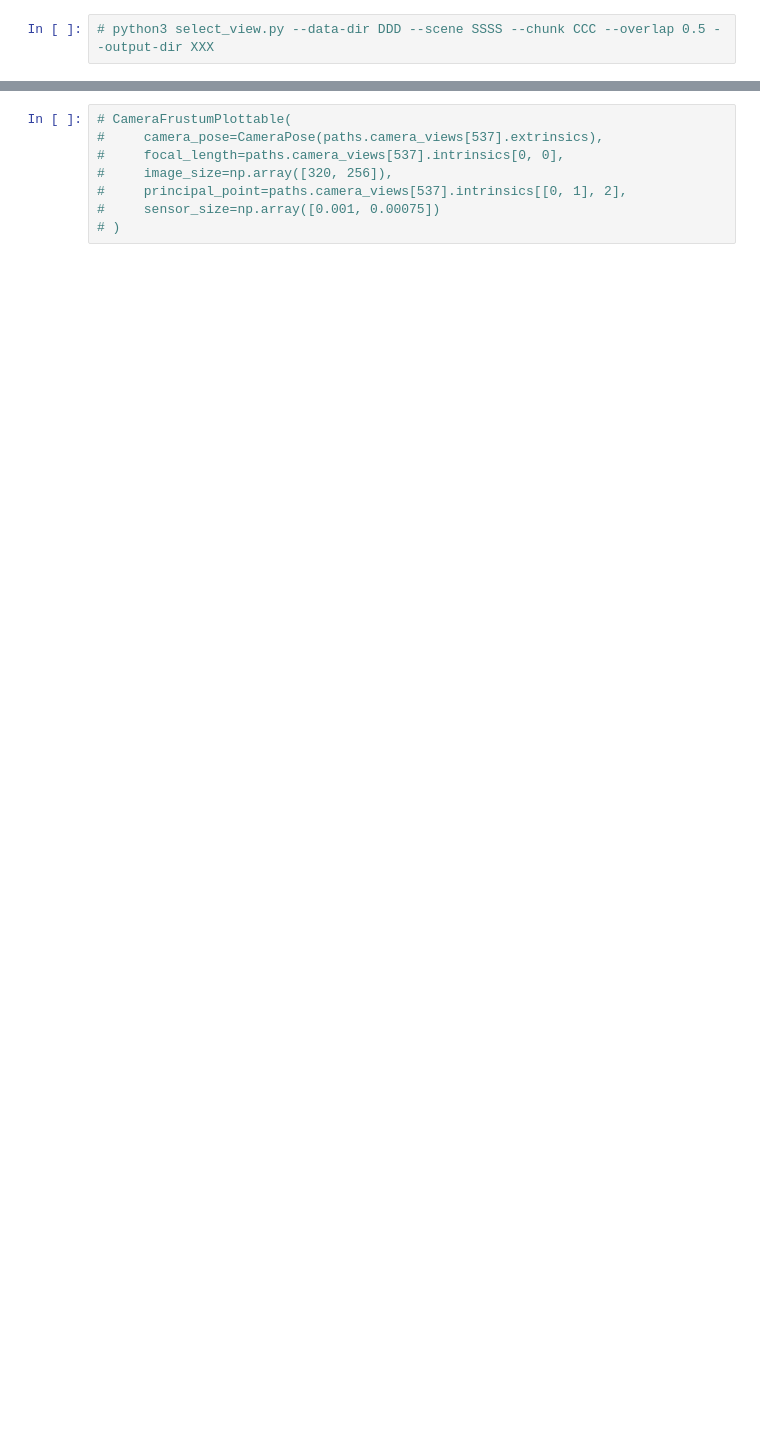
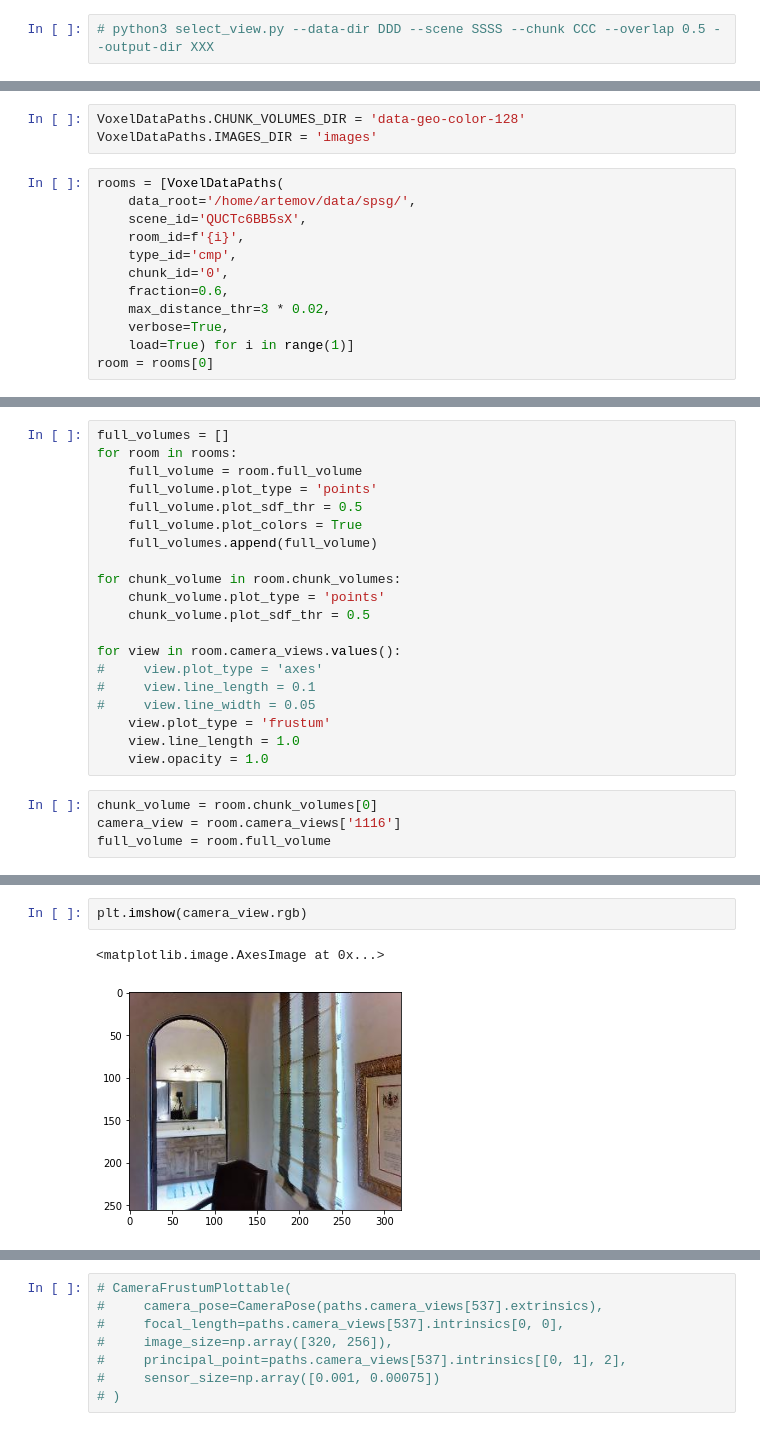
Before and after one commit to artonson/frustum_chunk_intersection, a Jupyter notebook: visualize.ipynb, the cells around one changed output, grey strips where cells are left out. Saved outputs shown, nothing was run; the diff lists cells and outputs as text; blank space fills up the shorter version.

```diff
--- a/visualize.ipynb
+++ b/visualize.ipynb
@@ -23,0 +33,15 @@ from src.camera_pose import CameraPose
+# %%
+VoxelDataPaths.CHUNK_VOLUMES_DIR = 'data-geo-color-128'
+VoxelDataPaths.IMAGES_DIR = 'images'
+# %%
+rooms = [VoxelDataPaths(
+    data_root='/home/artemov/data/spsg/',
+    scene_id='QUCTc6BB5sX',
+    room_id=f'{i}',
+    type_id='cmp',
+    chunk_id='0',
+    fraction=0.6,
+    max_distance_thr=3 * 0.02,
+    verbose=True,
+    load=True) for i in range(1)]
+room = rooms[0]
@@ -23,0 +284,24 @@ from src.camera_pose import CameraPose
+# %%
+full_volumes = []
+for room in rooms:
+    full_volume = room.full_volume
+    full_volume.plot_type = 'points'
+    full_volume.plot_sdf_thr = 0.5
+    full_volume.plot_colors = True
+    full_volumes.append(full_volume)
+
+for chunk_volume in room.chunk_volumes:
+    chunk_volume.plot_type = 'points'
+    chunk_volume.plot_sdf_thr = 0.5
+
+for view in room.camera_views.values():
+#     view.plot_type = 'axes'
+#     view.line_length = 0.1
+#     view.line_width = 0.05
+    view.plot_type = 'frustum'
+    view.line_length = 1.0
+    view.opacity = 1.0
+# %%
+chunk_volume = room.chunk_volumes[0]
+camera_view = room.camera_views['1116']
+full_volume = room.full_volume
@@ -23,0 +318,5 @@ from src.camera_pose import CameraPose
+# %%
+plt.imshow(camera_view.rgb)
+# %% [output]
+<matplotlib.image.AxesImage at 0x...>
+[figure, added]
```
Also changed, not shown: parts of 45 cells of this notebook, 4 other files.
